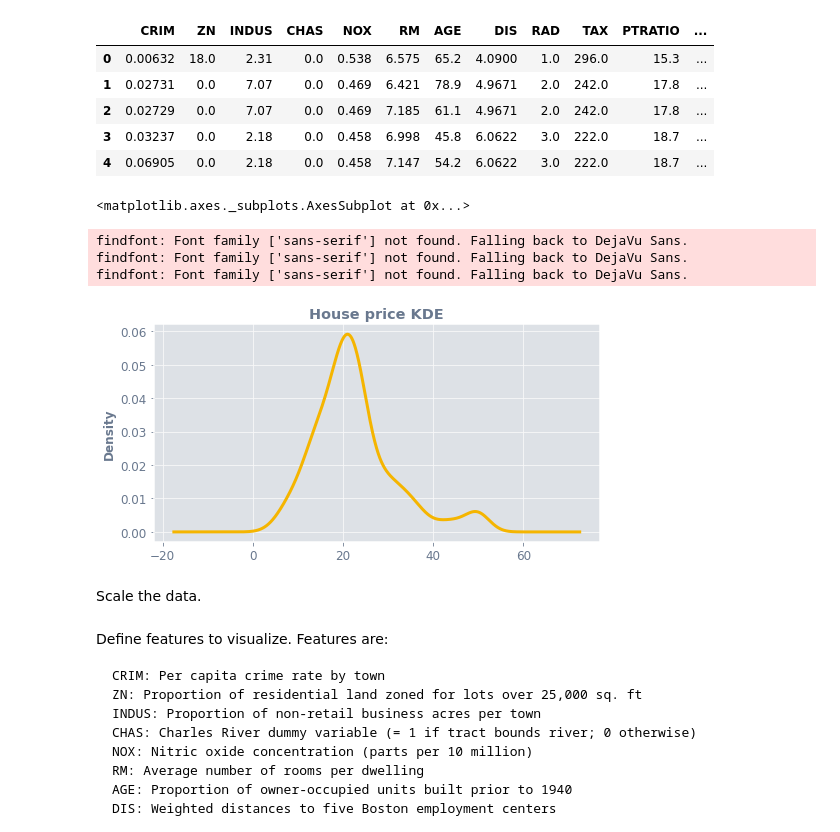
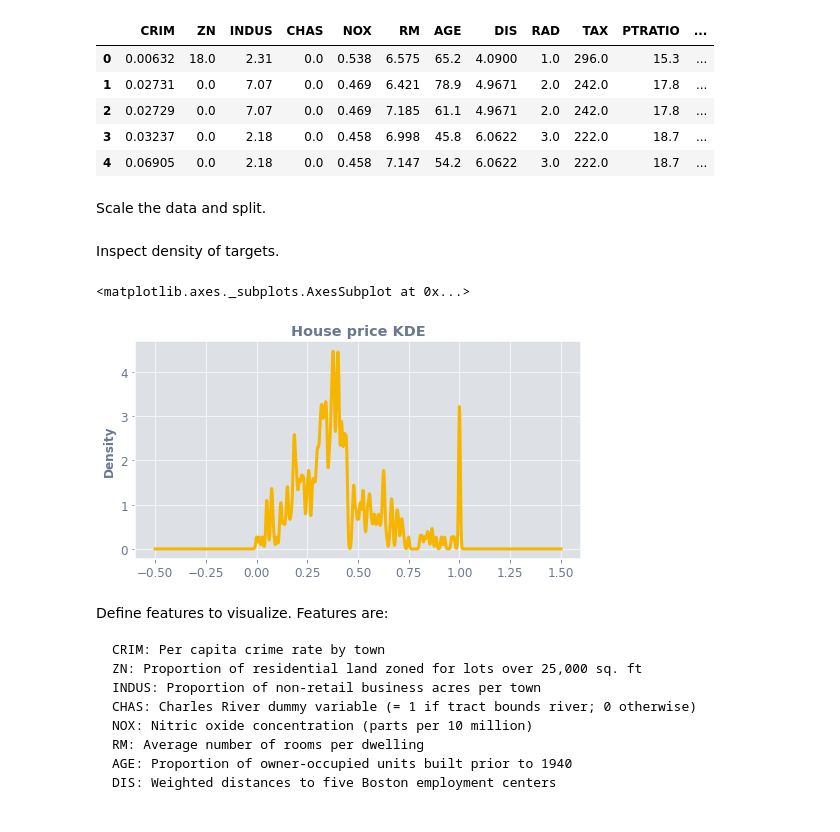
Before and after one commit to Ekrekr/ldr, a Jupyter notebook: regression_example.ipynb, the cells around one changed output. Saved outputs shown, nothing was run; the diff lists cells and outputs as text; code cells hidden in the pictures.

```diff
--- a/regression_example.ipynb
+++ b/regression_example.ipynb
@@ -34,3 +34,5 @@ Shape: (506, 13)
 | 2 | 0.02729 | 0.0 | 7.07 | 0.0 | 0.469 | 7.185 | 61.1 | 4.9671 | 2.0 | 242.0 | 17.8 | ... |
 | 3 | 0.03237 | 0.0 | 2.18 | 0.0 | 0.458 | 6.998 | 45.8 | 6.0622 | 3.0 | 222.0 | 18.7 | ... |
 | 4 | 0.06905 | 0.0 | 2.18 | 0.0 | 0.458 | 7.147 | 54.2 | 6.0622 | 3.0 | 222.0 | 18.7 | ... |
+# %% [markdown]
+Scale the data and split.
@@ -37,10 +43,7 @@ Shape: (506, 13)
+# %% [markdown]
+Inspect density of targets.
 # %%
-targets.plot.kde(figsize=(8, 4), title="House price KDE")
+y_train.plot.kde(0.02, figsize=(8, 4), title="House price KDE")
 # %% [output]
 <matplotlib.axes._subplots.AxesSubplot at 0x...>
-findfont: Font family ['sans-serif'] not found. Falling back to DejaVu Sans.
-findfont: Font family ['sans-serif'] not found. Falling back to DejaVu Sans.
-findfont: Font family ['sans-serif'] not found. Falling back to DejaVu Sans.
-[figure, old version]
+[figure, new version]
-# %% [markdown]
-Scale the data.
```
Also changed, not shown: parts of 5 cells of this notebook, 4 other files.
